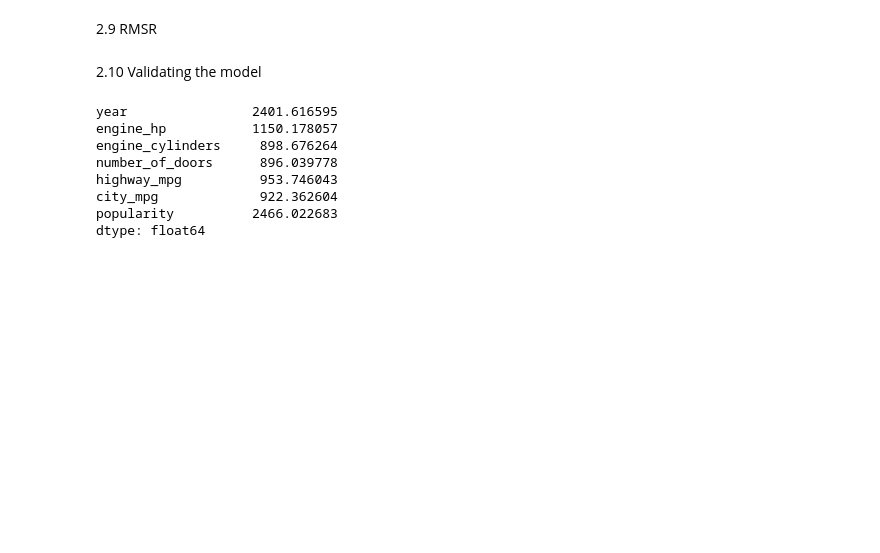
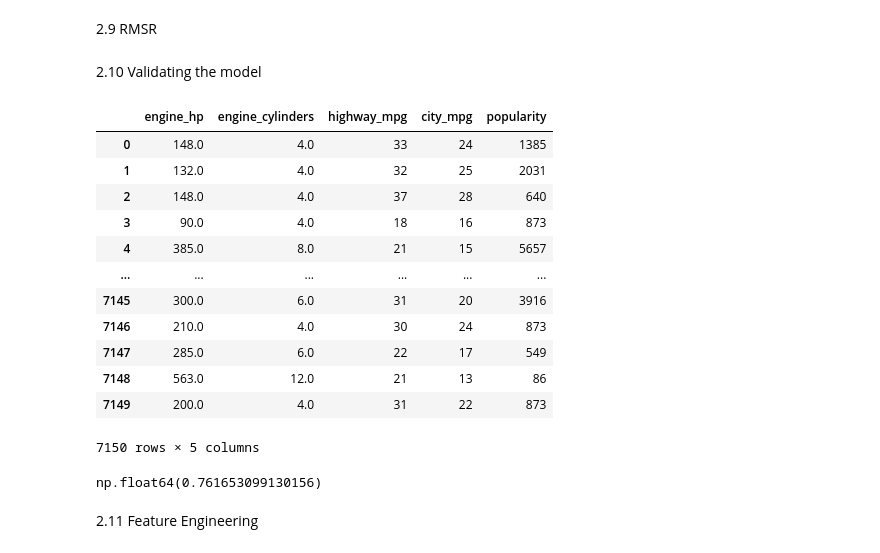
Before and after one commit to flash-cc/ML-zoom, a Jupyter notebook: 02-regression/2data_Analysis.ipynb, the cells around one changed output. Saved outputs shown, nothing was run; the diff lists cells and outputs as text; code cells hidden in the pictures; blank space fills up the shorter version.

```diff
--- a/02-regression/2data_Analysis.ipynb
+++ b/02-regression/2data_Analysis.ipynb
@@ -408,16 +429,23 @@ def rmse(y, ypred): #均方根误差
 base = ['engine_hp', 'engine_cylinders', 'highway_mpg', 'city_mpg', 'popularity']
 x_train = df_train[base].values #取出特征值
 w0, w = train_linear_regression(x_train, y_train) #训练模型
-ypred = w0 + x_train.dot(w)   #预测值
+y_pred = w0 + x_train.dot(w)   #预测值
-# %% [output]
-year                2401.616595
-engine_hp           1150.178057
-engine_cylinders     898.676264
-number_of_doors      896.039778
-highway_mpg          953.746043
-city_mpg             922.362604
-popularity          2466.022683
-dtype: float64
+# %%
+df_train[base]
+# %% [output]
+|  | engine_hp | engine_cylinders | highway_mpg | city_mpg | popularity |
+| 0 | 148.0 | 4.0 | 33 | 24 | 1385 |
+| 1 | 132.0 | 4.0 | 32 | 25 | 2031 |
+| 2 | 148.0 | 4.0 | 37 | 28 | 640 |
+| 3 | 90.0 | 4.0 | 18 | 16 | 873 |
+| 4 | 385.0 | 8.0 | 21 | 15 | 5657 |
+| ... | ... | ... | ... | ... | ... |
+| 7145 | 300.0 | 6.0 | 31 | 20 | 3916 |
+| 7146 | 210.0 | 4.0 | 30 | 24 | 873 |
+| 7147 | 285.0 | 6.0 | 22 | 17 | 549 |
+| 7148 | 563.0 | 12.0 | 21 | 13 | 86 |
+| 7149 | 200.0 | 4.0 | 31 | 22 | 873 |
+7150 rows × 5 columns
 # %%
 def prepare_X(df):
 
@@ -426,3 +454,15 @@ def prepare_X(df):
     X = df_num.values
 
     return X
+# %%
+x_train = prepare_X(df_train) #取出特征值
+w0, w = train_linear_regression(x_train, y_train) #训练模型
+
+x_val = prepare_X(df_val) #取出验证集特征值
+y_pred = w0 + x_val.dot(w)   #预测值
+
+rmse(y_val, ypred) #验证集的均方根误差
+# %% [output]
+np.float64(0.761653099130156)
+# %% [markdown]
+2.11 Feature Engineering
```
Also changed, not shown: parts of 12 cells of this notebook, 1 other file.
